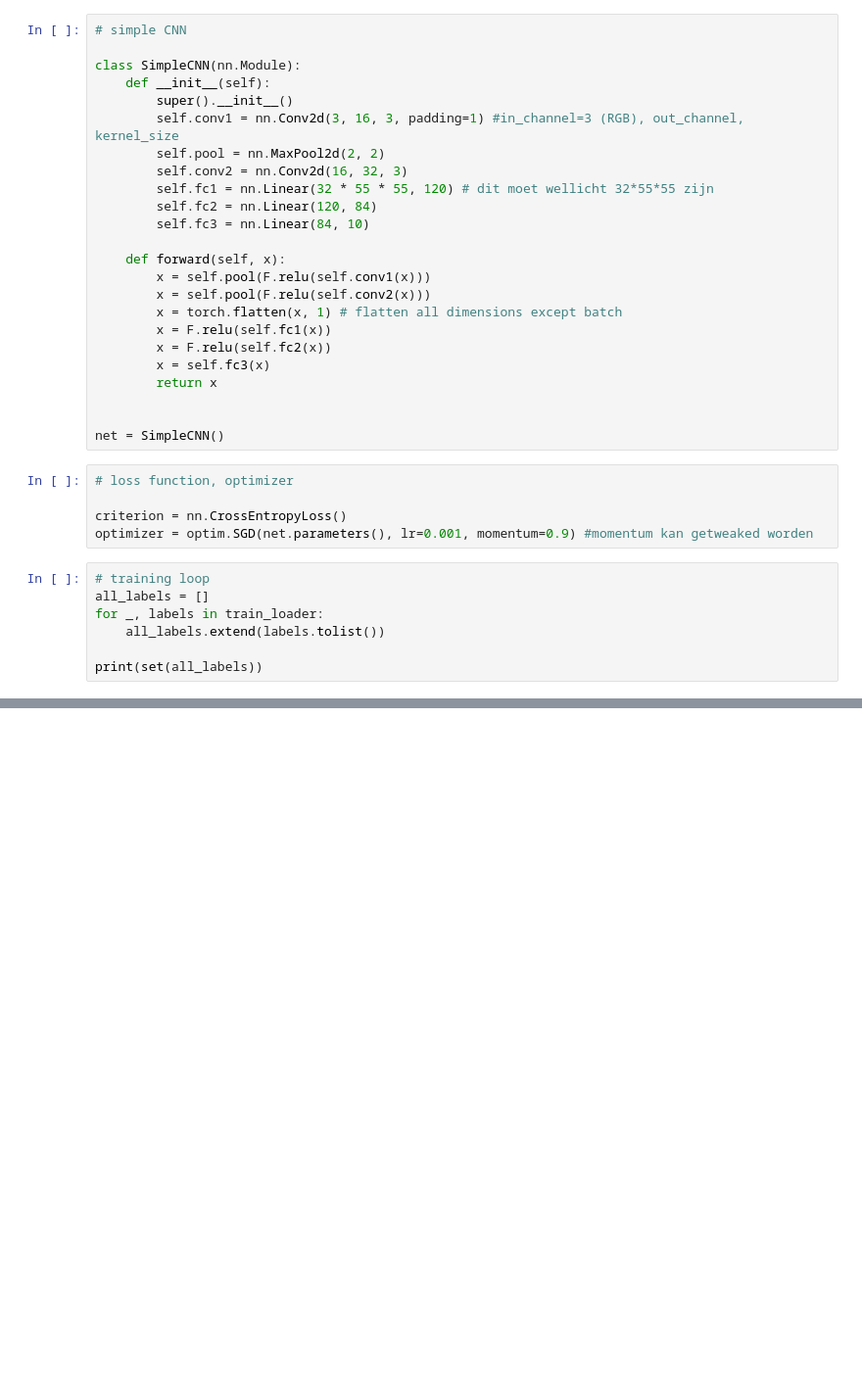
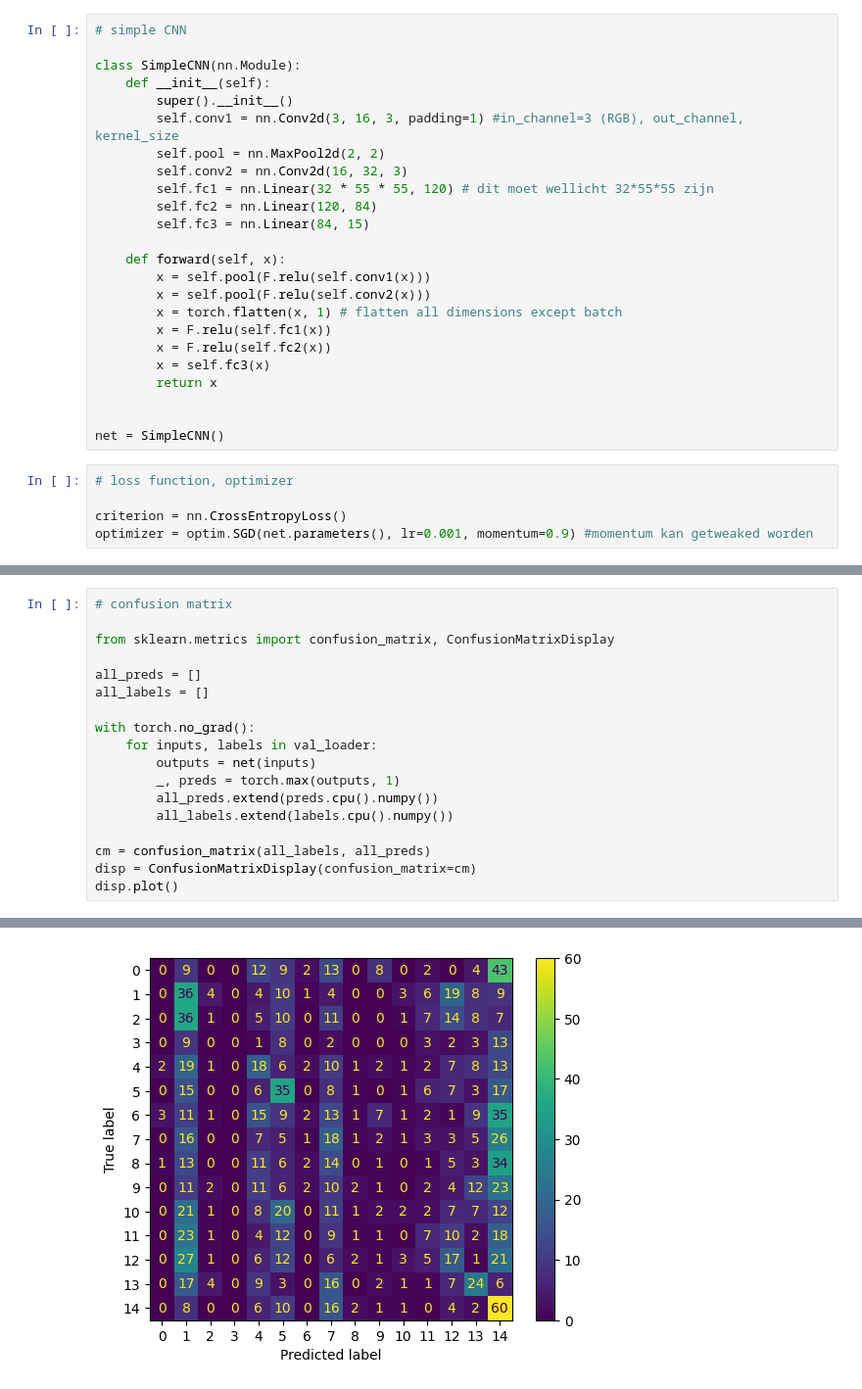
Before and after one commit to averagepindakaasenjoyer/Pangolinis, a Jupyter notebook: simple_cnn.ipynb, the cells around one changed output, grey strips where cells are left out. Shown: that part at 98% size. Drawn from its saved outputs; the diff is of its cells as text; blank space fills up the shorter version.

Commit message:
simple_cnn met metrics

```diff
--- a/simple_cnn.ipynb
+++ b/simple_cnn.ipynb
@@ -210,7 +219,7 @@ class SimpleCNN(nn.Module):
         self.conv2 = nn.Conv2d(16, 32, 3)
         self.fc1 = nn.Linear(32 * 55 * 55, 120) # dit moet wellicht 32*55*55 zijn
         self.fc2 = nn.Linear(120, 84)
-        self.fc3 = nn.Linear(84, 10)
+        self.fc3 = nn.Linear(84, 15)
 
     def forward(self, x):
         x = self.pool(F.relu(self.conv1(x)))
@@ -228,10 +237,3 @@ net = SimpleCNN()
 
 criterion = nn.CrossEntropyLoss()
 optimizer = optim.SGD(net.parameters(), lr=0.001, momentum=0.9) #momentum kan getweaked worden
-# %%
-# training loop
-all_labels = []
-for _, labels in train_loader:
-    all_labels.extend(labels.tolist())
-
-print(set(all_labels))
@@ -276,2 +276,21 @@ torch.save(net.state_dict(), PATH)
 # model.load_state_dict(torch.load('simple_cnn.pth'))
 # print(model)
+# %%
+# confusion matrix
+
+from sklearn.metrics import confusion_matrix, ConfusionMatrixDisplay
+
+all_preds = []
+all_labels = []
+
+with torch.no_grad():
+    for inputs, labels in val_loader:
+        outputs = net(inputs)
+        _, preds = torch.max(outputs, 1)
+        all_preds.extend(preds.cpu().numpy())
+        all_labels.extend(labels.cpu().numpy())
+
+cm = confusion_matrix(all_labels, all_preds)
+disp = ConfusionMatrixDisplay(confusion_matrix=cm)
+disp.plot()
+# %% [output]
@@ -277,0 +298 @@ torch.save(net.state_dict(), PATH)
+[figure, added]
```
Also changed, not shown: parts of 9 cells of this notebook, 1 other file.
